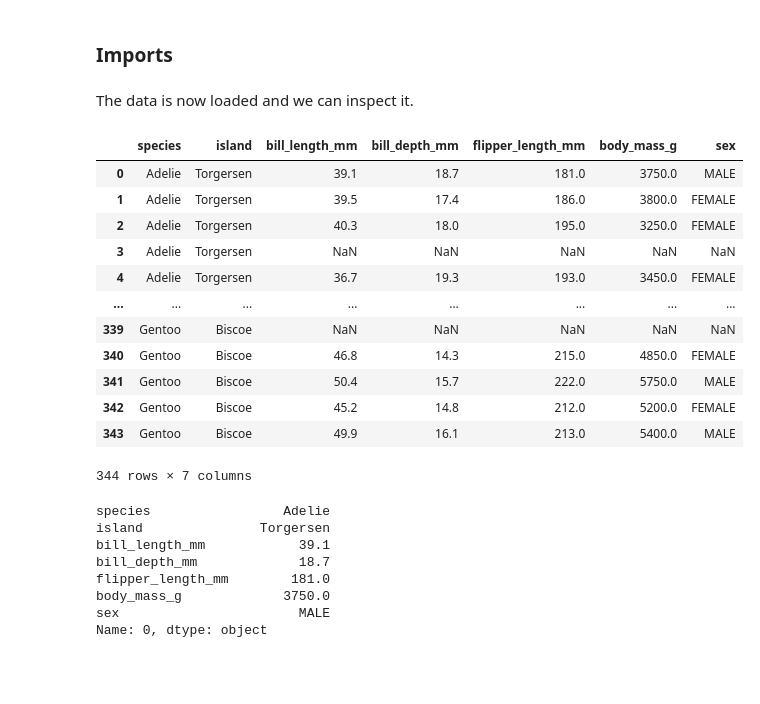
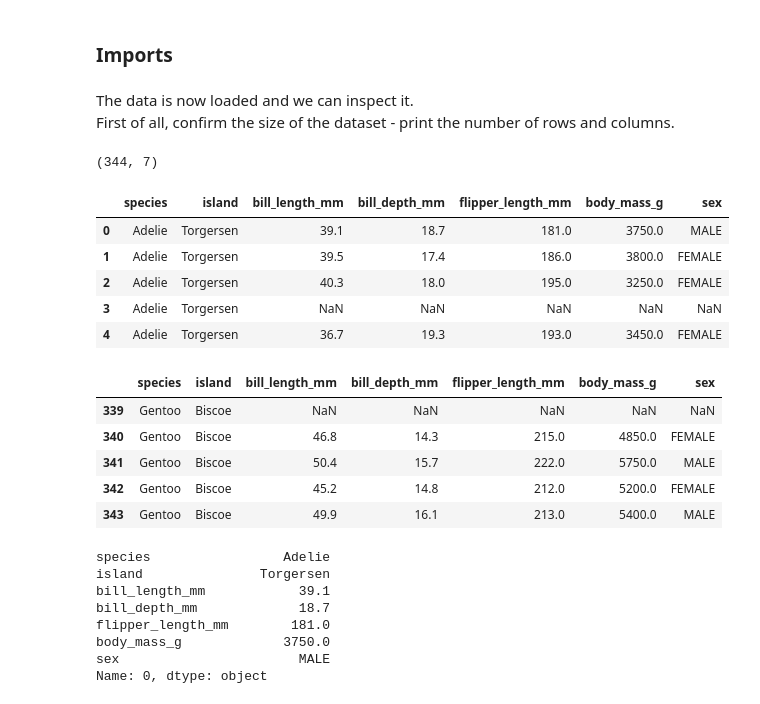
Before and after one commit to dvdgeroconnell/PODA-coursework, a Jupyter notebook: penguins.ipynb, the cells around one changed output. Saved outputs shown, nothing was run; the diff lists cells and outputs as text; code cells hidden in the pictures; blank space fills up the shorter version.

```diff
--- a/penguins.ipynb
+++ b/penguins.ipynb
@@ -99,24 +67,32 @@ import seaborn as sns
 # Load the penguins dataset.
 # PANDAS will load the file into memory and parse it. Headers, commas, newlines, etc.
 
-df = pd.read_csv("https://raw.githubusercontent.com/mwaskom/seaborn-data/master/penguins.csv")
+penguins = pd.read_csv("https://raw.githubusercontent.com/mwaskom/seaborn-data/master/penguins.csv")
 # %% [markdown]
 The data is now loaded and we can inspect it.
+First of all, confirm the size of the dataset - print the number of rows and columns.
+# %%
+# How many rows and columns.
+penguins.shape
+# %% [output]
+(344, 7)
 # %%
 # Let's have a look.
-df
+penguins.head()
 # %% [output]
 |  | species | island | bill_length_mm | bill_depth_mm | flipper_length_mm | body_mass_g | sex |
 | 0 | Adelie | Torgersen | 39.1 | 18.7 | 181.0 | 3750.0 | MALE |
 | 1 | Adelie | Torgersen | 39.5 | 17.4 | 186.0 | 3800.0 | FEMALE |
 | 2 | Adelie | Torgersen | 40.3 | 18.0 | 195.0 | 3250.0 | FEMALE |
 | 3 | Adelie | Torgersen | NaN | NaN | NaN | NaN | NaN |
 | 4 | Adelie | Torgersen | 36.7 | 19.3 | 193.0 | 3450.0 | FEMALE |
-| ... | ... | ... | ... | ... | ... | ... | ... |
-| 339 | Gentoo | Biscoe | NaN | NaN | NaN | NaN | NaN |
-| 340 | Gentoo | Biscoe | 46.8 | 14.3 | 215.0 | 4850.0 | FEMALE |
-| 341 | Gentoo | Biscoe | 50.4 | 15.7 | 222.0 | 5750.0 | MALE |
-| 342 | Gentoo | Biscoe | 45.2 | 14.8 | 212.0 | 5200.0 | FEMALE |
-| 343 | Gentoo | Biscoe | 49.9 | 16.1 | 213.0 | 5400.0 | MALE |
-344 rows × 7 columns
+# %%
+penguins.tail()
+# %% [output]
+|  | species | island | bill_length_mm | bill_depth_mm | flipper_length_mm | body_mass_g | sex |
+| 339 | Gentoo | Biscoe | NaN | NaN | NaN | NaN | NaN |
+| 340 | Gentoo | Biscoe | 46.8 | 14.3 | 215.0 | 4850.0 | FEMALE |
+| 341 | Gentoo | Biscoe | 50.4 | 15.7 | 222.0 | 5750.0 | MALE |
+| 342 | Gentoo | Biscoe | 45.2 | 14.8 | 212.0 | 5200.0 | FEMALE |
+| 343 | Gentoo | Biscoe | 49.9 | 16.1 | 213.0 | 5400.0 | MALE |
 # %%
```
Also changed, not shown: parts of 26 cells of this notebook.
